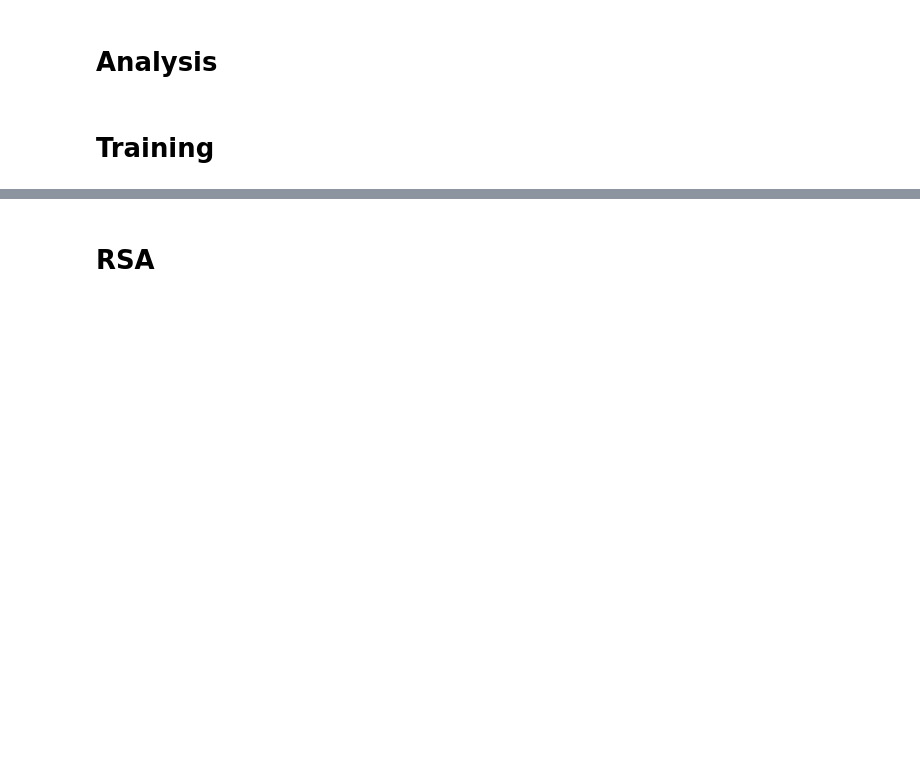
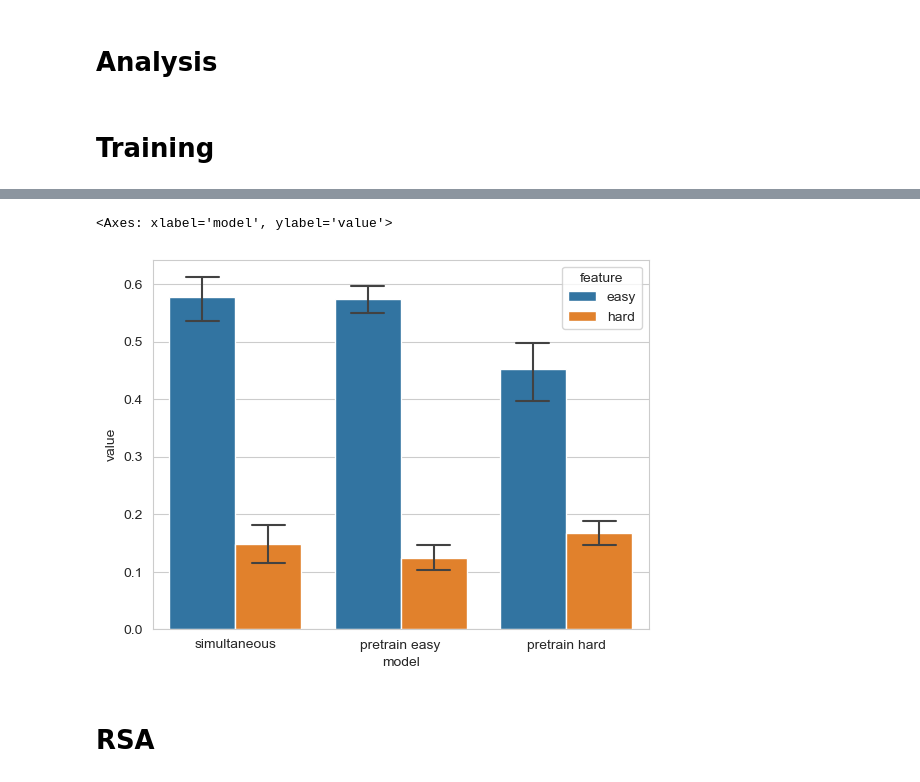
Before and after one commit to mayft/factorized-neural-predictivity, a Jupyter notebook: easy_vs_hard_feature_bias.ipynb, the cells around one changed output, grey strips where cells are left out. Drawn from its saved outputs; the diff is of its cells as text; code cells hidden in the pictures; blank space fills up the shorter version.

```diff
--- a/easy_vs_hard_feature_bias.ipynb
+++ b/easy_vs_hard_feature_bias.ipynb
@@ -251,4 +306,4 @@ models[run_name] =run(data_features=['xor_xor_xor','xor_xor_xor'],seeds=5,max_ep
 # %%
-run_name='multitask'
+run_name='easy-v1'
 results = pd.read_csv(f'results/{run_name}.csv')
-variances = pd.read_csv(f'results/{run_name}_variances.csv')
+variances = pd.read_csv(f'results/variances/{run_name}_variances.csv')
@@ -282,3 +392,20 @@ plt.show()
+# %%
+easy = pd.read_csv(f'results/variances/pretrain_easy-v2_variances.csv')
+multi = pd.read_csv(f'results/variances/multitask-v1_variances.csv')
+hard = pd.read_csv(f'results/variances/pretrain_hard-v2_variances.csv')
+
+vars = np.zeros([3,5,2])
+for i, variances in enumerate([multi,easy,hard]):
+    for j in range(5):
+        e = variances[variances['seed']==j].iloc[-1].loc[['feature0-linear','feature1-xor_xor_xor']]
+        vars[i,j,:] = e.to_numpy()
+
+index = pd.MultiIndex.from_product([['simultaneous','pretrain easy','pretrain hard'],range(5),['easy','hard']], names=['model','seed','feature'])
+training_results=pd.DataFrame({'value': vars.flatten()}, index=index).reset_index()
+sns.barplot(training_results,x='model',y='value',hue='feature',capsize=0.4,err_kws={ "linewidth": 1.5})
+# %% [output]
+<Axes: xlabel='model', ylabel='value'>
+[figure, added]
 # %% [markdown]
 # RSA
 # %%
```
Also changed, not shown: parts of 39 cells of this notebook.
